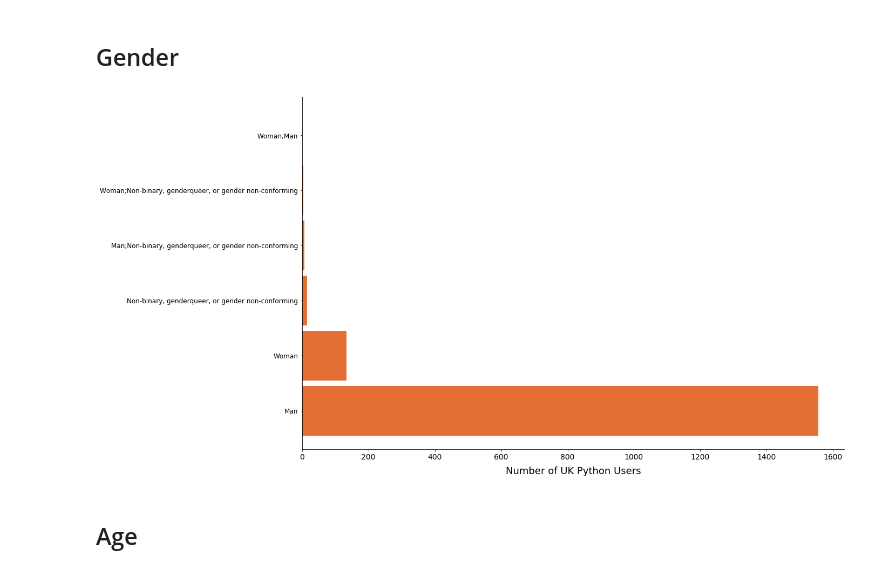
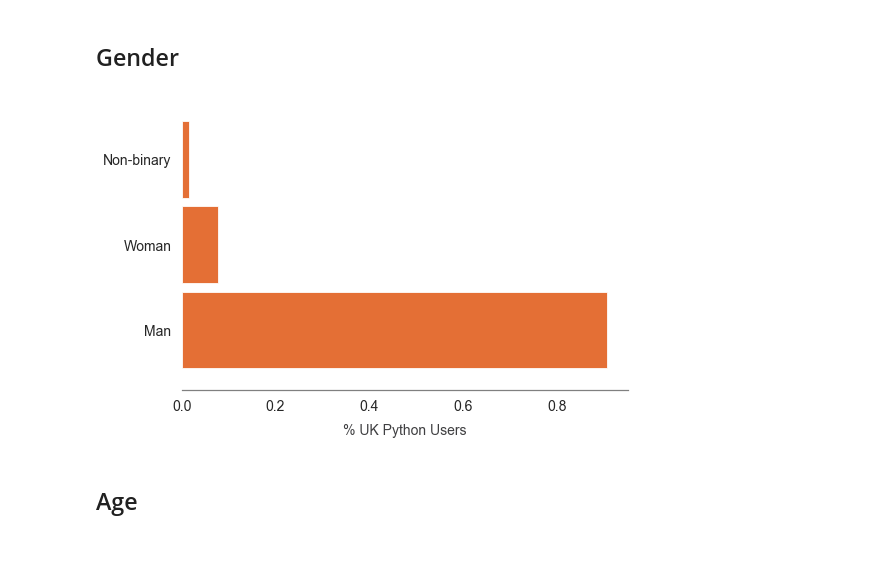
Before and after one commit to foxnic/uk_python_users, a Jupyter notebook: StackOverflow Survey 2019 UK Python.ipynb, the cells around one changed output. Drawn from its saved outputs; the diff is of its cells as text; code cells hidden in the pictures.

```diff
--- a/StackOverflow Survey 2019 UK Python.ipynb
+++ b/StackOverflow Survey 2019 UK Python.ipynb
@@ -177,17 +159,26 @@ plt.rcParams['axes.labelpad'] = 10
 # %% [markdown]
 ## Gender
-# %%
-p_uk['Gender'].value_counts().plot.barh(color='#de4b02', alpha=0.8, width=0.9);
-plt.xlabel('Number of UK Python Users');
-plt.rcParams['xtick.labelsize']=14
-plt.rcParams['ytick.labelsize']=12
-plt.rcParams['axes.labelsize']=18
-plt.rcParams['axes.grid'] = False
-plt.rcParams['ytick.major.pad']= 4
-plt.rcParams['xtick.major.pad']= 4
-plt.rcParams['axes.titlepad'] = 10
-plt.rcParams['axes.labelpad'] = 10
-# %% [output]
-[figure, removed]
+# %%
+# edit the gender values to shorter descriptions to make the plot more readable
+p_uk.loc[p_uk.Gender ==\
+         'Woman;Man', 'Gender'] = 'Non-binary'
+p_uk.loc[p_uk.Gender ==\
+         'Non-binary, genderqueer, or gender non-conforming', 'Gender'] = 'Non-binary'
+p_uk.loc[p_uk.Gender ==\
+         'Woman;Non-binary, genderqueer, or gender non-conforming', 'Gender'] = 'Non-binary'
+p_uk.loc[p_uk.Gender ==\
+         'Man;Non-binary, genderqueer, or gender non-conforming', 'Gender'] = 'Non-binary'
+
+# display a horizontal bar chart of each gender and its percentage
+p_uk['Gender'].value_counts(normalize=True).plot.barh(color='#de4b02', alpha=0.8, width=0.9);
+
+# adjust the style elements of the plot
+plt.ylabel(None);
+plt.xlabel('% UK Python Users', fontsize=14, color='#3F3F41');
+plt.tick_params(labelsize=14, color='#3F3F41');
+plt.legend().set_visible(False);
+sns.despine(left=True);
+# %% [output]
+[figure, added]
 # %% [markdown]
 ## Age
```
Also changed, not shown: parts of 29 cells of this notebook, 1 other file.
